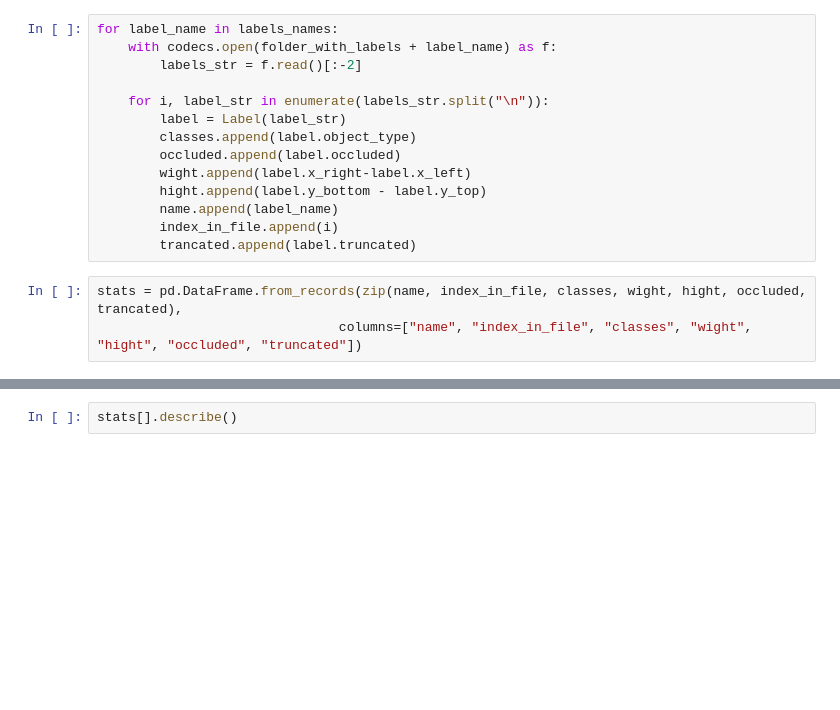
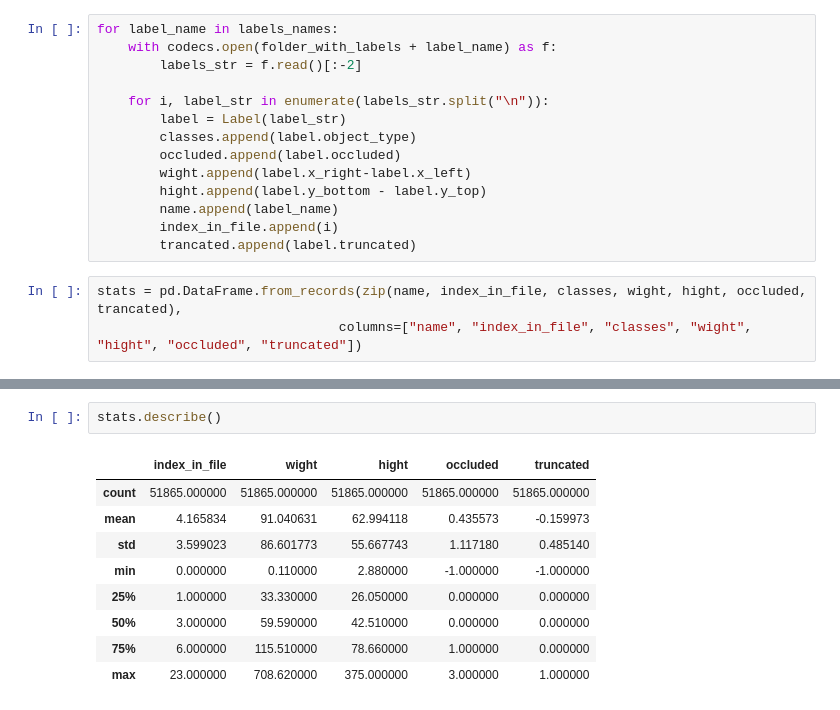
Before and after one commit to oMalyugina/for_kitty, a Jupyter notebook: visualisation_input_data.ipynb, the cells around one changed output, grey strips where cells are left out. Drawn from its saved outputs; the diff is of its cells as text; blank space fills up the shorter version.

```diff
--- a/visualisation_input_data.ipynb
+++ b/visualisation_input_data.ipynb
@@ -145,5 +175,15 @@ print(stats.occluded.value_counts())
 # %%
-stats[].describe()
+stats.describe()
+# %% [output]
+|  | index_in_file | wight | hight | occluded | truncated |
+| count | 51865.000000 | 51865.000000 | 51865.000000 | 51865.000000 | 51865.000000 |
+| mean | 4.165834 | 91.040631 | 62.994118 | 0.435573 | -0.159973 |
+| std | 3.599023 | 86.601773 | 55.667743 | 1.117180 | 0.485140 |
+| min | 0.000000 | 0.110000 | 2.880000 | -1.000000 | -1.000000 |
+| 25% | 1.000000 | 33.330000 | 26.050000 | 0.000000 | 0.000000 |
+| 50% | 3.000000 | 59.590000 | 42.510000 | 0.000000 | 0.000000 |
+| 75% | 6.000000 | 115.510000 | 78.660000 | 1.000000 | 0.000000 |
+| max | 23.000000 | 708.620000 | 375.000000 | 3.000000 | 1.000000 |
 # %%
 stats.wight.hist(bins=100)
 plt.show()
```
Also changed, not shown: parts of 19 cells of this notebook, 2 other files.
